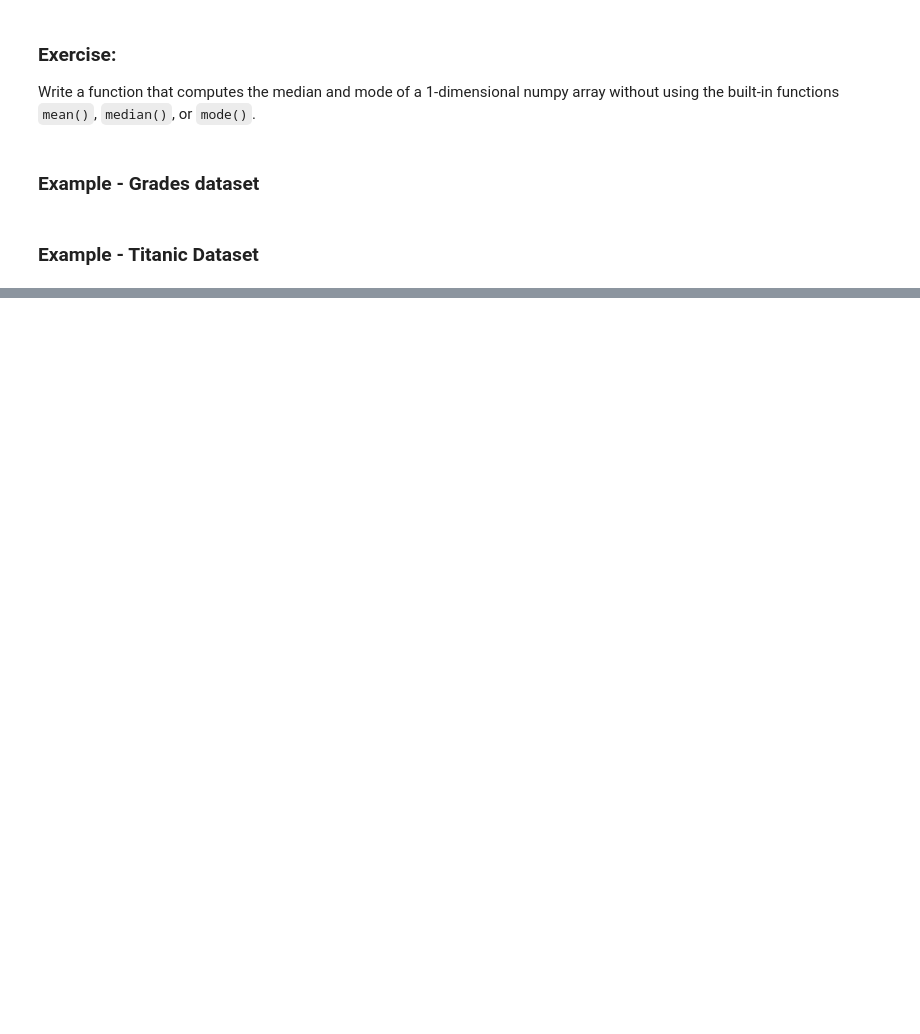
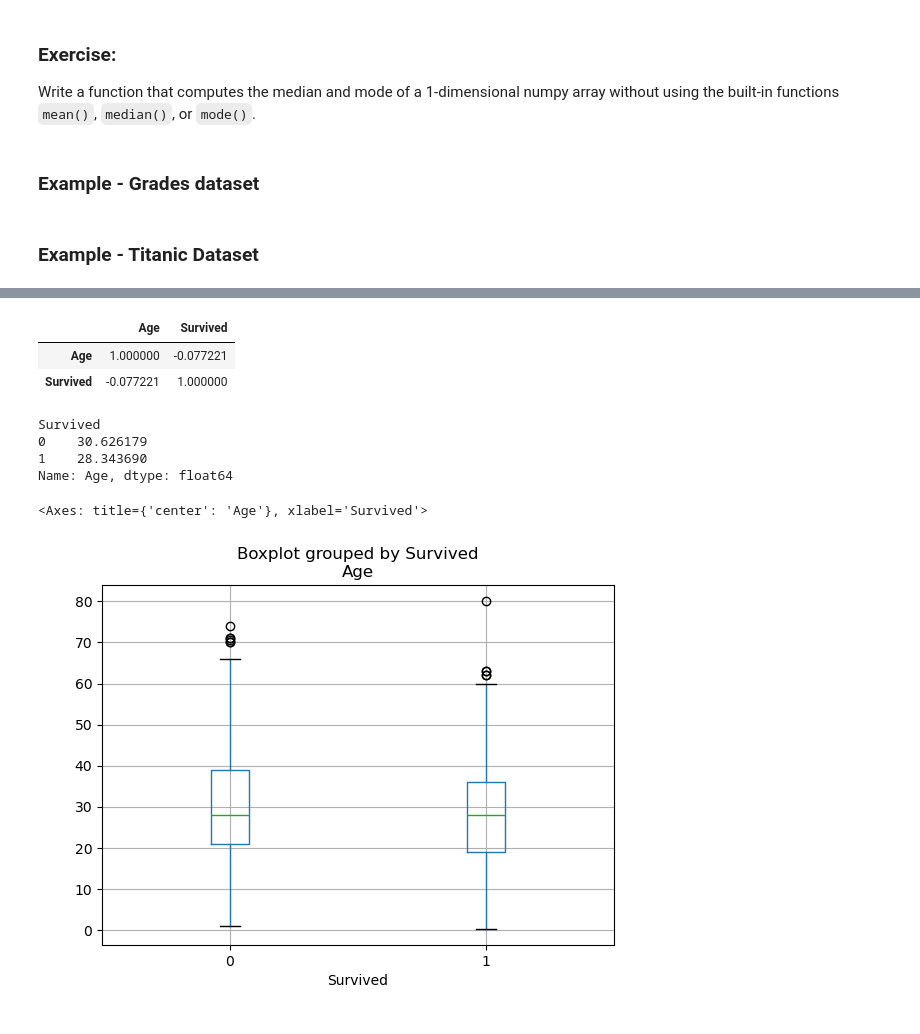
Before and after one commit to bourdin/MATH1MP3_W2026, a Jupyter notebook: Notebooks/C01/11-Pandas-2.ipynb, the cells around one changed output, grey strips where cells are left out. Saved outputs shown, nothing was run; the diff lists cells and outputs as text; code cells hidden in the pictures; blank space fills up the shorter version.

```diff
--- a/Notebooks/C01/11-Pandas-2.ipynb
+++ b/Notebooks/C01/11-Pandas-2.ipynb
@@ -143,0 +234,18 @@ titanic[titanic.Survived == 1].describe()
+# %%
+titanic[["Age", "Survived"]].corr()
+# %% [output]
+|  | Age | Survived |
+| Age | 1.000000 | -0.077221 |
+| Survived | -0.077221 | 1.000000 |
+# %%
+titanic.groupby('Survived')['Age'].mean()
+# %% [output]
+Survived
+0    30.626179
+1    28.343690
+Name: Age, dtype: float64
+# %%
+titanic.boxplot(column='Age', by='Survived')
+# %% [output]
+<Axes: title={'center': 'Age'}, xlabel='Survived'>
+[figure, added]
```
Also changed, not shown: parts of 23 cells of this notebook, 2 other files.
